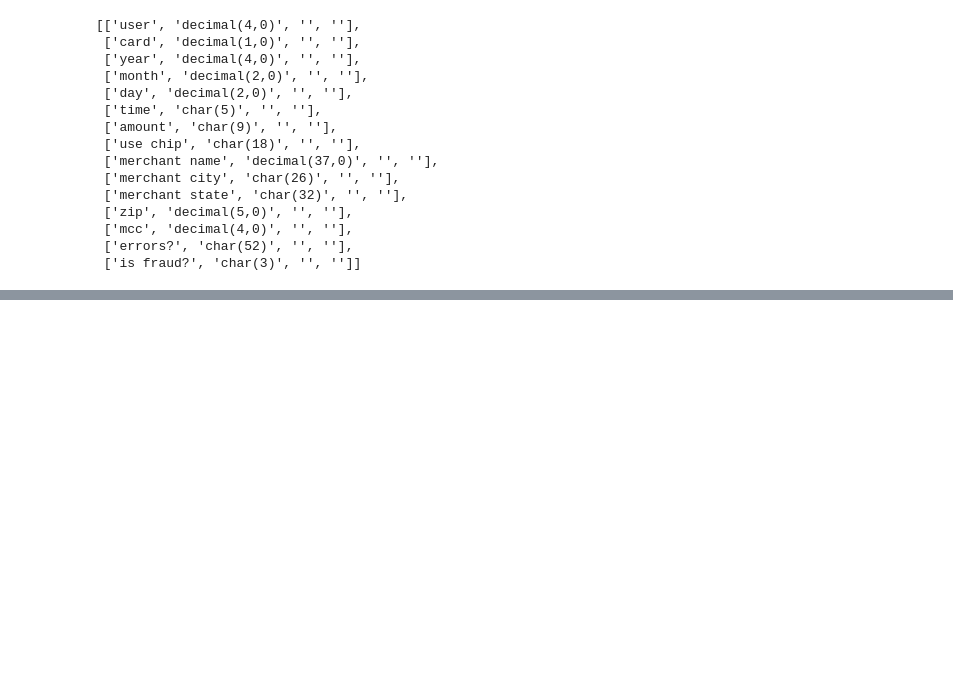
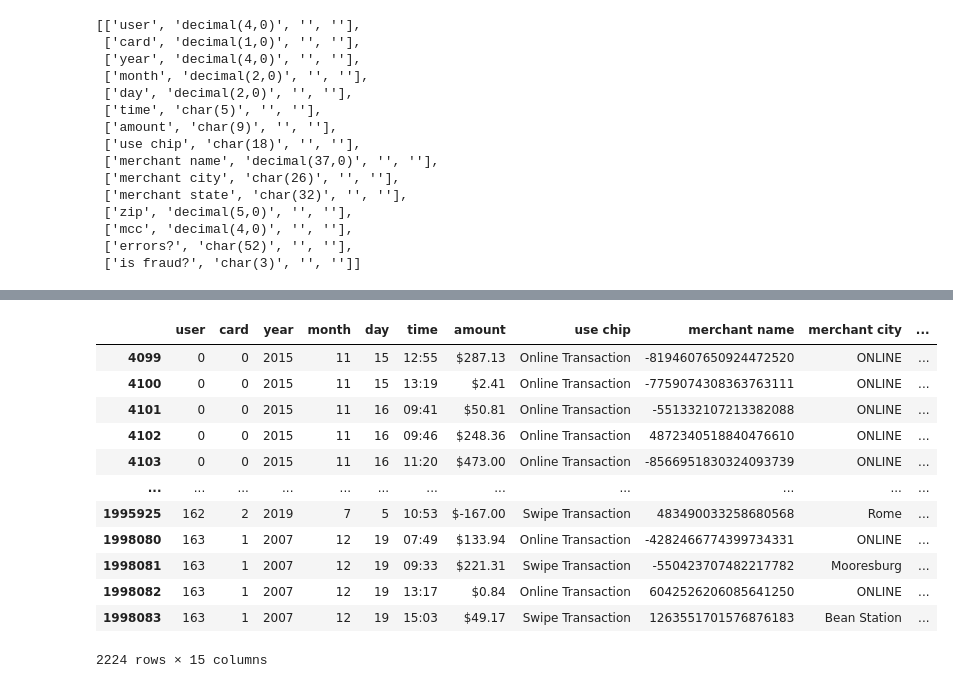
Before and after one commit to ajshedivy/kubeflow-ppc64le-sandbox, a Jupyter notebook: notebooks/preprocessing.ipynb, the cells around one changed output, grey strips where cells are left out. Saved outputs shown, nothing was run; the diff lists cells and outputs as text; code cells hidden in the pictures; blank space fills up the shorter version.

Commit message:
add fraud detection notebooks and examples

```diff
--- a/notebooks/preprocessing.ipynb
+++ b/notebooks/preprocessing.ipynb
@@ -337,3 +353,21 @@ rows
  ['mcc', 'decimal(4,0)', '', ''],
  ['errors?', 'char(52)', '', ''],
  ['is fraud?', 'char(3)', '', '']]
+# %%
+def get_data_table(rows: int):
+    import pandas as pd
+    from trino.dbapi import Connection
+
+    with Connection(
+        host="trino.trino",
+        port="8080",
+        user="anybody",
+        catalog="jtopen",
+        schema="demo",
+    ) as conn:
+        link = conn.cursor()
+        link.execute(f"SELECT * FROM fraud LIMIT {rows}")
+        return pd.DataFrame(link.fetchall(), columns=[i.name for i in link.description])
+# %%
+test_data = get_data_table(2000000)
+test_data.head()
@@ -339,0 +381,16 @@ rows
+# %%
+test_data[test_data["is fraud?"] == "Yes"]
+# %% [output]
+|  | user | card | year | month | day | time | amount | use chip | merchant name | merchant city | ... |
+| 4099 | 0 | 0 | 2015 | 11 | 15 | 12:55 | $287.13 | Online Transaction | -8194607650924472520 | ONLINE | ... |
+| 4100 | 0 | 0 | 2015 | 11 | 15 | 13:19 | $2.41 | Online Transaction | -7759074308363763111 | ONLINE | ... |
+| 4101 | 0 | 0 | 2015 | 11 | 16 | 09:41 | $50.81 | Online Transaction | -551332107213382088 | ONLINE | ... |
+| 4102 | 0 | 0 | 2015 | 11 | 16 | 09:46 | $248.36 | Online Transaction | 4872340518840476610 | ONLINE | ... |
+| 4103 | 0 | 0 | 2015 | 11 | 16 | 11:20 | $473.00 | Online Transaction | -8566951830324093739 | ONLINE | ... |
+| ... | ... | ... | ... | ... | ... | ... | ... | ... | ... | ... | ... |
+| 1995925 | 162 | 2 | 2019 | 7 | 5 | 10:53 | $-167.00 | Swipe Transaction | 483490033258680568 | Rome | ... |
+| 1998080 | 163 | 1 | 2007 | 12 | 19 | 07:49 | $133.94 | Online Transaction | -4282466774399734331 | ONLINE | ... |
+| 1998081 | 163 | 1 | 2007 | 12 | 19 | 09:33 | $221.31 | Swipe Transaction | -550423707482217782 | Mooresburg | ... |
+| 1998082 | 163 | 1 | 2007 | 12 | 19 | 13:17 | $0.84 | Online Transaction | 6042526206085641250 | ONLINE | ... |
+| 1998083 | 163 | 1 | 2007 | 12 | 19 | 15:03 | $49.17 | Swipe Transaction | 1263551701576876183 | Bean Station | ... |
+2224 rows × 15 columns
```
Also changed, not shown: parts of 3 cells of this notebook, 13 other files.
